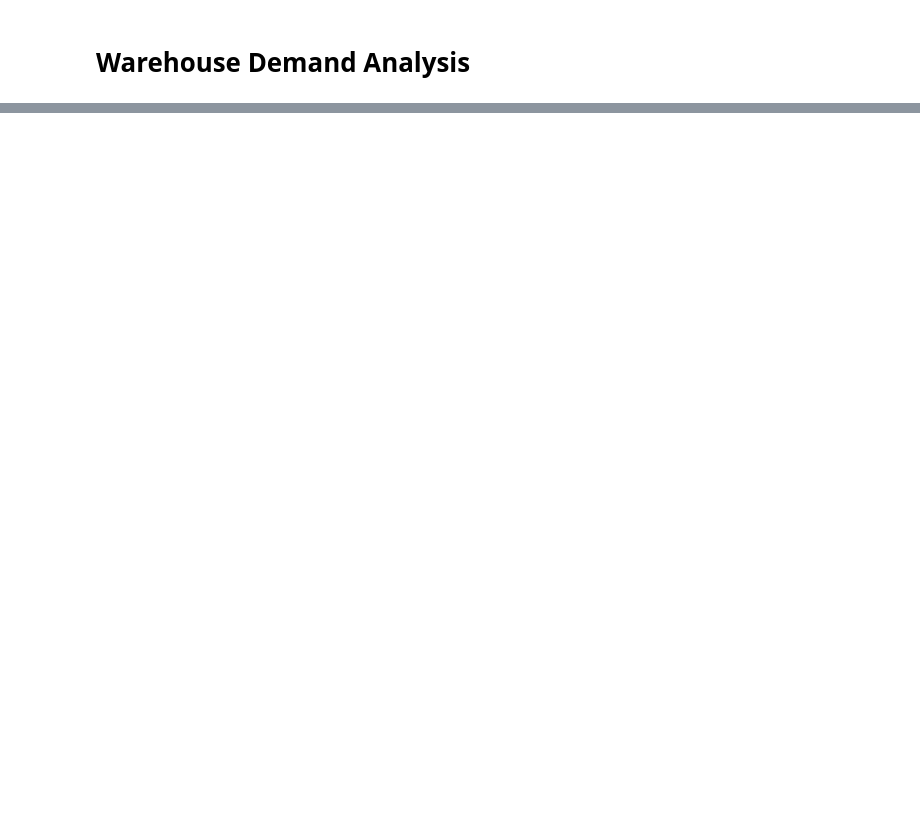
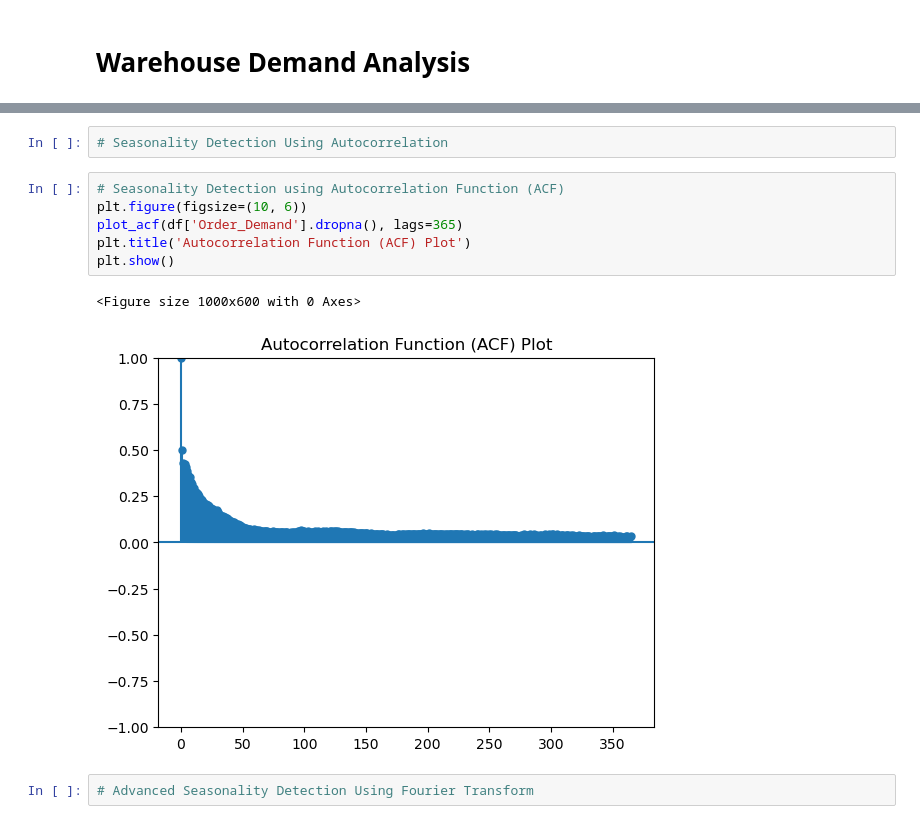
Before and after one commit to MiltonGreat/Warehouse-Demand, a Jupyter notebook: Warehouse Demand Analysis.ipynb, the cells around one changed output, grey strips where cells are left out. Saved outputs shown, nothing was run; the diff lists cells and outputs as text; blank space fills up the shorter version.

```diff
--- a/Warehouse Demand Analysis.ipynb
+++ b/Warehouse Demand Analysis.ipynb
@@ -302,0 +124,13 @@ plt.show()
+# %%
+# Seasonality Detection Using Autocorrelation
+# %%
+# Seasonality Detection using Autocorrelation Function (ACF)
+plt.figure(figsize=(10, 6))
+plot_acf(df['Order_Demand'].dropna(), lags=365)
+plt.title('Autocorrelation Function (ACF) Plot')
+plt.show()
+# %% [output]
+<Figure size 1000x600 with 0 Axes>
+[figure, added]
+# %%
+# Advanced Seasonality Detection Using Fourier Transform
```
Also changed, not shown: parts of 22 cells of this notebook.
